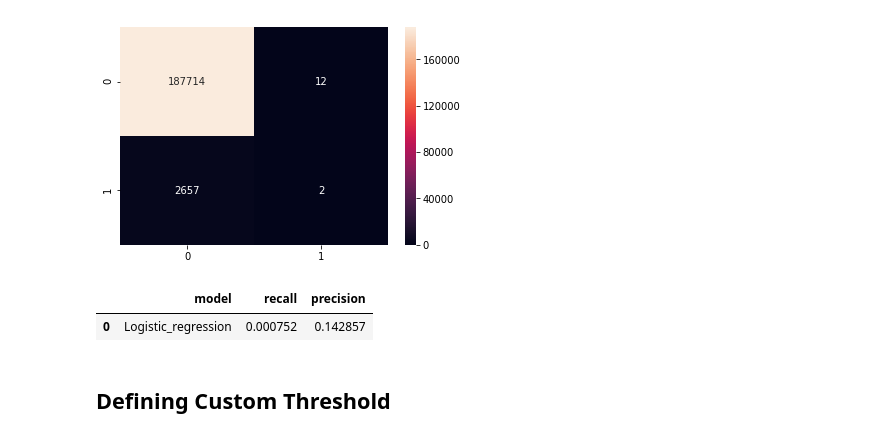
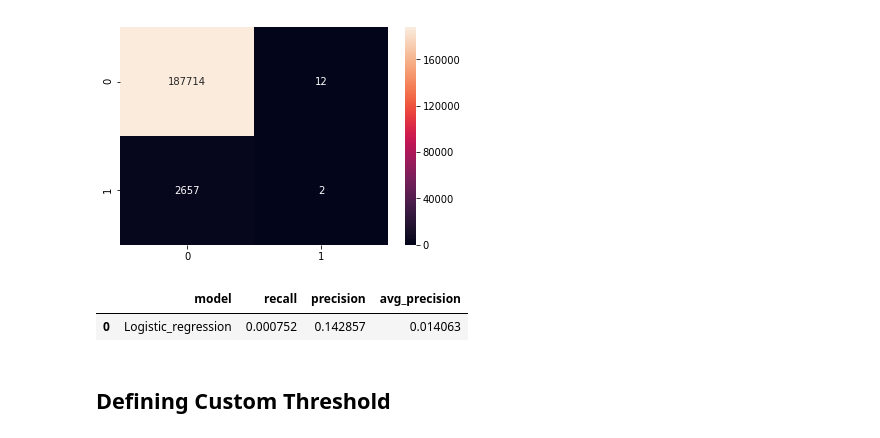
Before and after one commit to kskaran94/Sepsis_Identification, a Jupyter notebook: Feature_Engineering.ipynb, the cells around one changed output. Drawn from its saved outputs; the diff is of its cells as text; code cells hidden in the pictures.

```diff
--- a/Feature_Engineering.ipynb
+++ b/Feature_Engineering.ipynb
@@ -150,7 +151,8 @@ preprocess_trans_scale = make_column_transformer((cont_scale_pipeline,
 # %%
 def score_model(model, metric_list, y_true, y_pred):
   metric_dict = {'precision' :  precision_score, 'recall' : recall_score,
-                 'confusion_matrix' : confusion_matrix}
+                 'confusion_matrix' : confusion_matrix,
+                 'avg_precision': average_precision_score}
   df = pd.DataFrame()
   df['model'] = [model]
   for metric in metric_list:
@@ -172,10 +174,10 @@ sns.heatmap(conf_matrix, annot=True, fmt="d");
 # %% [output]
 [figure]
 # %%
-score_model('Logistic_regression', ['recall','precision'], y_val, pred)
+score_model('Logistic_regression', ['recall','precision', 'avg_precision'], y_val, pred)
 # %% [output]
-|  | model | recall | precision |
-| 0 | Logistic_regression | 0.000752 | 0.142857 |
+|  | model | recall | precision | avg_precision |
+| 0 | Logistic_regression | 0.000752 | 0.142857 | 0.014063 |
 # %% [markdown]
 ## Defining Custom Threshold
 # %%
```
Also changed, not shown: parts of 3 cells of this notebook.
